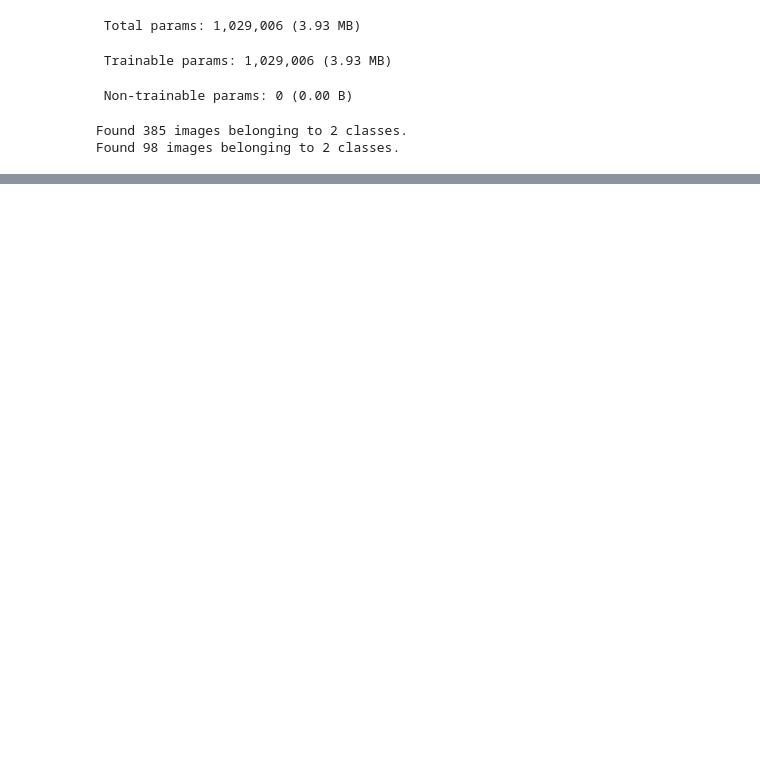
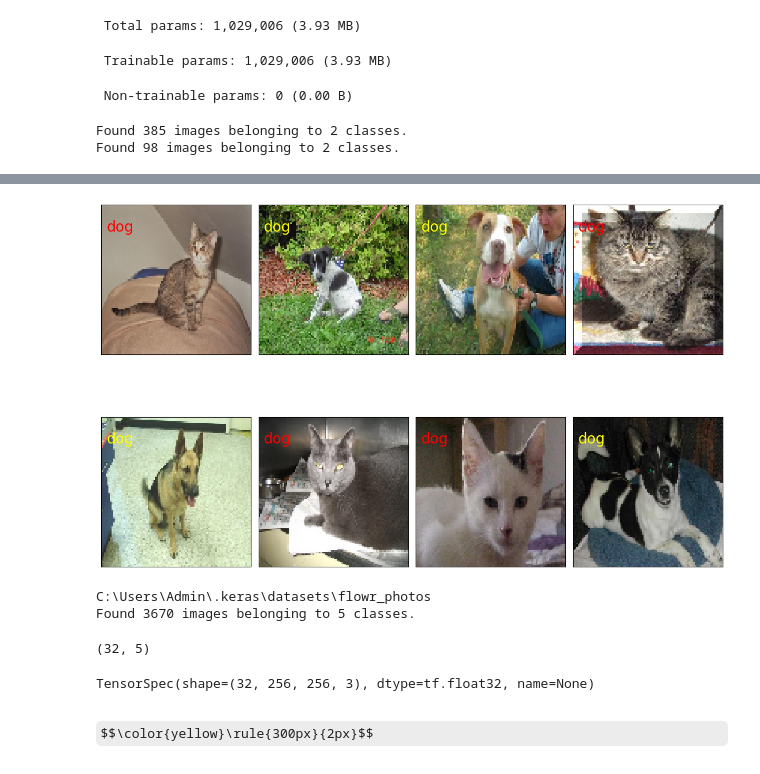
Before and after one commit to nino3116/tensorflow, a Jupyter notebook: tensor_7st.ipynb, the cells around one changed output, grey strips where cells are left out. Cells and saved outputs as stored; diff of their text form; code cells hidden in the pictures; some formulas as TeX source; blank space fills up the shorter version.

```diff
--- a/tensor_7st.ipynb
+++ b/tensor_7st.ipynb
@@ -100,0 +224,4 @@ Found 98 images belonging to 2 classes.
+# %%
+# 모델생성
+model = AlexNet((100,100,3), num_class)
+model.summary()
@@ -100,0 +293,14 @@ Found 98 images belonging to 2 classes.
+# %%
+# 텐서보드
+# 1. log_dir
+log_dir = 'img/log2-AlexNet'
+# 2. tensorboard_callback
+tensorboard_callback = tf.keras.callbacks.TensorBoard(log_dir=log_dir, histogram_freq=1, profile_batch=0)
+# 모델 훈련
+model.fit(train_generator,
+          epochs=EPOCHS,
+          steps_per_epoch=train_num // BATCH_SIZE,
+          validation_data=valid_generator,
+          validation_steps=valid_num // BATCH_SIZE,
+          callbacks=[tensorboard_callback],
+          verbose=1)
@@ -100,0 +330,21 @@ Found 98 images belonging to 2 classes.
+# %%
+# 시각화 하기
+
+# 검증...(결과 예측)
+class_names = ['cat', 'dog']
+validation, label_batch = next(iter(valid_generator))
+prediction_values = model.predict(validation)
+prediction_values = np.argmax(prediction_values, axis=1)
+
+fig = plt.figure(figsize=(12,8))
+fig.subplots_adjust(left=0, right=1, bottom=0, top=1, hspace=0.05, wspace=0.05)
+
+for i in range(8):
+    ax = fig.add_subplot(2, 4, i+1, xticks=[], yticks=[])
+    ax.imshow(validation[i,:], cmap=plt.cm.gray_r, interpolation='nearest')
+
+    if prediction_values[i] == np.argmax(label_batch[i]):
+        ax.text(3, 17, class_names[prediction_values[i]], color='yellow', fontsize=20)
+    else:
+        ax.text(3, 17, class_names[prediction_values[i]], color='red', fontsize=20)
+# %% [output]
@@ -100,0 +352,37 @@ Found 98 images belonging to 2 classes.
+[figure, added]
+# %%
+#이미지 작업(p.207)
+# 라이브러리
+import tensorflow as tf
+import matplotlib.pyplot as plt
+# 데이터 로드
+flowers = tf.keras.utils.get_file(
+    'flowr_photos',
+    'https://storage.googleapis.com/download.tensorflow.org/example_images/flower_photos.tgz',
+    untar=True
+)
+print(flowers) # 받은 파일의 경로 정보
+
+img_gen = tf.keras.preprocessing.image.ImageDataGenerator(rescale=1.0/255)
+images, labels = next(img_gen.flow_from_directory(flowers+"\\flower_photos"))
+# %% [output]
+C:\Users\Admin\.keras\datasets\flowr_photos
+Found 3670 images belonging to 5 classes.
+# %%
+images.shape
+# plt.imshow(images[0])
+labels.shape
+# plt.imshow(labels)
+# %% [output]
+(32, 5)
+# %%
+# tf.data.Dataset.map # 내장함수다
+
+ds = tf.data.Dataset.from_generator(
+    lambda: ima_gen.flow_from_directory(flowers+"\\flower_photos"),
+    output_types = (tf.float32, tf.float32),
+    output_shapes = ([32,256,256,3],[32,5])
+)
+ds.element_spec[0]
+# %% [output]
+TensorSpec(shape=(32, 256, 256, 3), dtype=tf.float32, name=None)
@@ -100,0 +399,2 @@ Found 98 images belonging to 2 classes.
+# %% [markdown]
+$$\color{yellow}\rule{300px}{2px}$$
```
Also changed, not shown: parts of 20 cells of this notebook, 8 other files.
